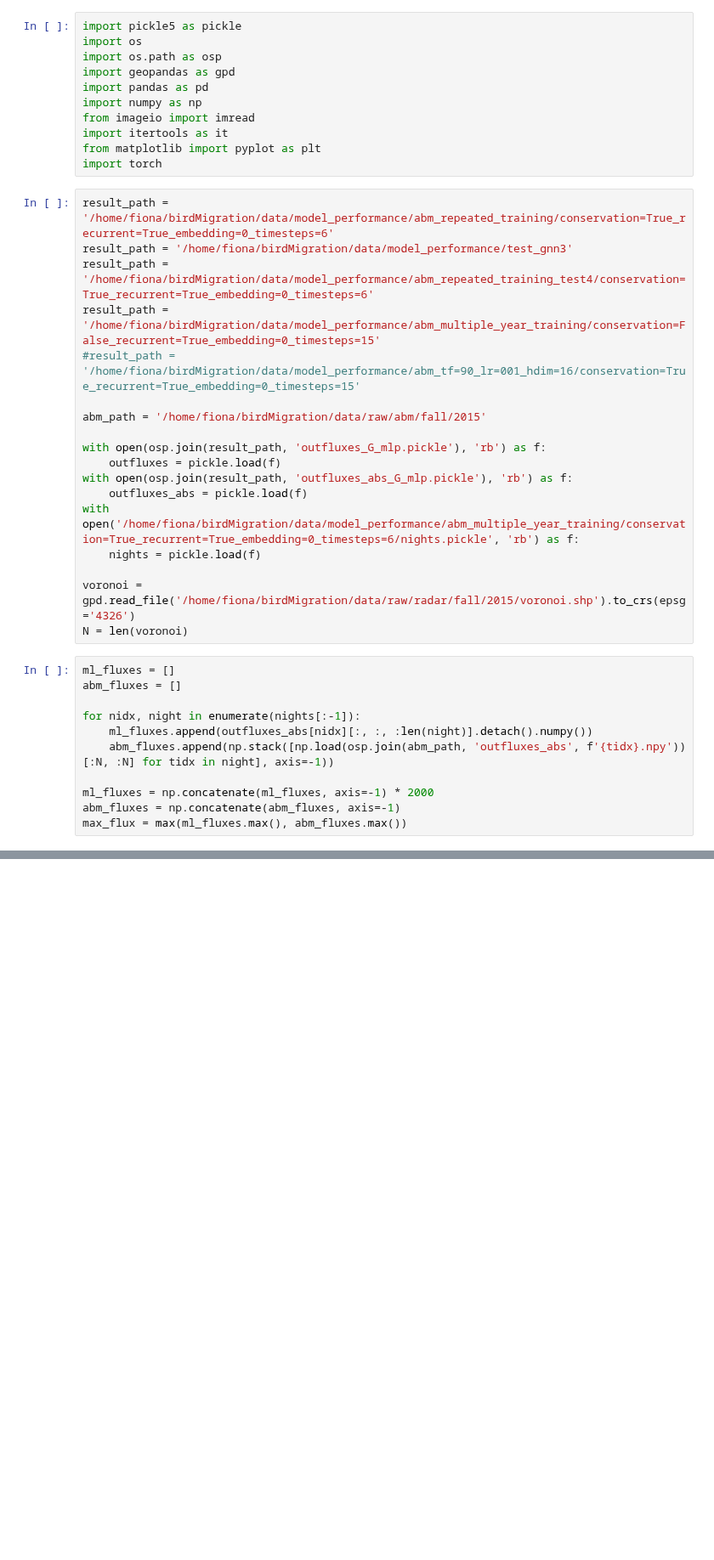
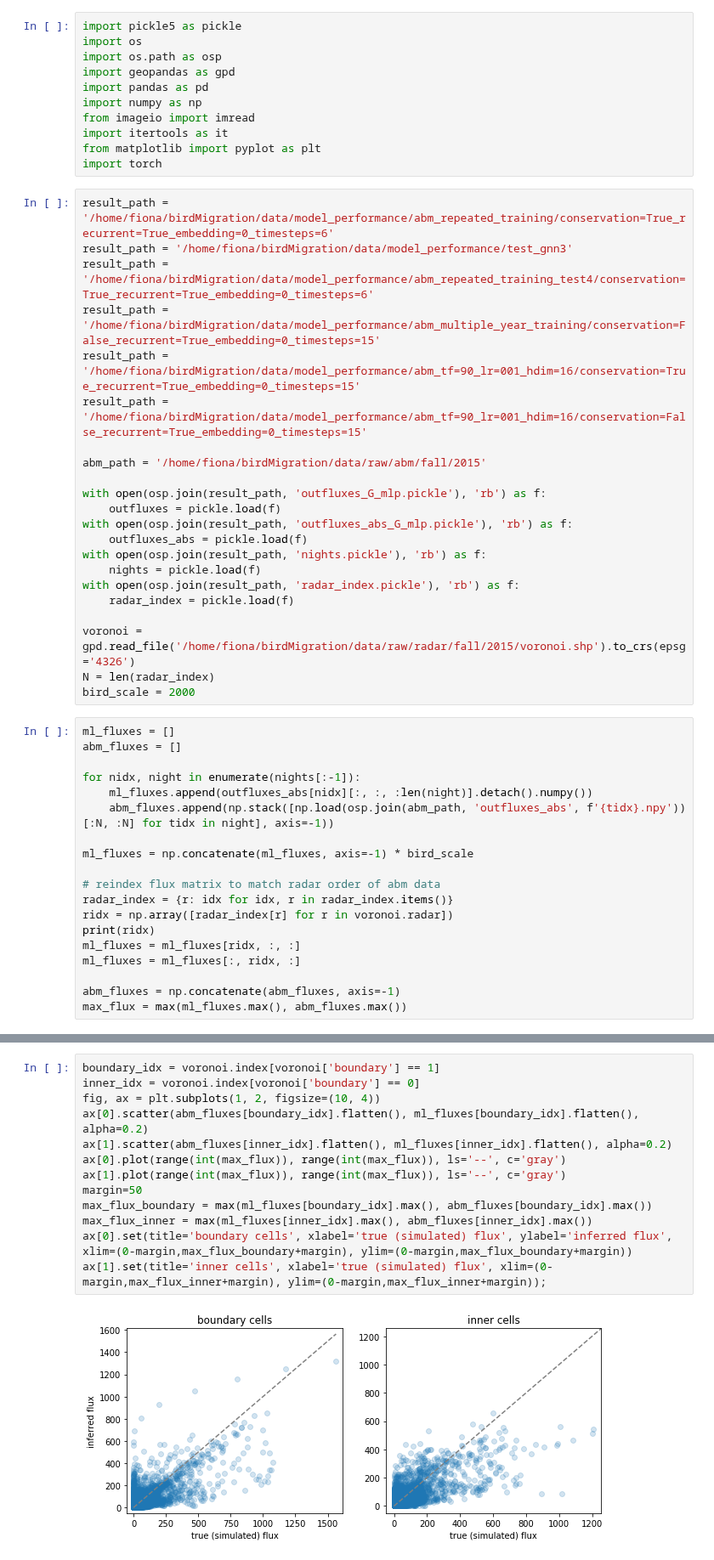
Before and after one commit to FionaLippert/birdMigration, a Jupyter notebook: notebooks/ML_models.ipynb, the cells around one changed output, grey strips where cells are left out. Shown at 85% size. Drawn from its saved outputs; the diff is of its cells as text; blank space fills up the shorter version.

```diff
--- a/notebooks/ML_models.ipynb
+++ b/notebooks/ML_models.ipynb
@@ -14,7 +14,8 @@ result_path = '/home/fiona/birdMigration/data/model_performance/abm_repeated_tra
 result_path = '/home/fiona/birdMigration/data/model_performance/test_gnn3'
 result_path = '/home/fiona/birdMigration/data/model_performance/abm_repeated_training_test4/conservation=True_recurrent=True_embedding=0_timesteps=6'
 result_path = '/home/fiona/birdMigration/data/model_performance/abm_multiple_year_training/conservation=False_recurrent=True_embedding=0_timesteps=15'
-#result_path = '/home/fiona/birdMigration/data/model_performance/abm_tf=90_lr=001_hdim=16/conservation=True_recurrent=True_embedding=0_timesteps=15'
+result_path = '/home/fiona/birdMigration/data/model_performance/abm_tf=90_lr=001_hdim=16/conservation=True_recurrent=True_embedding=0_timesteps=15'
+result_path = '/home/fiona/birdMigration/data/model_performance/abm_tf=90_lr=001_hdim=16/conservation=False_recurrent=True_embedding=0_timesteps=15'
 
 abm_path = '/home/fiona/birdMigration/data/raw/abm/fall/2015'
 
@@ -22,11 +23,14 @@ with open(osp.join(result_path, 'outfluxes_G_mlp.pickle'), 'rb') as f:
     outfluxes = pickle.load(f)
 with open(osp.join(result_path, 'outfluxes_abs_G_mlp.pickle'), 'rb') as f:
     outfluxes_abs = pickle.load(f)
-with open('/home/fiona/birdMigration/data/model_performance/abm_multiple_year_training/conservation=True_recurrent=True_embedding=0_timesteps=6/nights.pickle', 'rb') as f:
+with open(osp.join(result_path, 'nights.pickle'), 'rb') as f:
     nights = pickle.load(f)
+with open(osp.join(result_path, 'radar_index.pickle'), 'rb') as f:
+    radar_index = pickle.load(f)
 
 voronoi = gpd.read_file('/home/fiona/birdMigration/data/raw/radar/fall/2015/voronoi.shp').to_crs(epsg='4326')
-N = len(voronoi)
+N = len(radar_index)
+bird_scale = 2000
 # %%
 ml_fluxes = []
 abm_fluxes = []
@@ -35,6 +39,14 @@ for nidx, night in enumerate(nights[:-1]):
     ml_fluxes.append(outfluxes_abs[nidx][:, :, :len(night)].detach().numpy())
     abm_fluxes.append(np.stack([np.load(osp.join(abm_path, 'outfluxes_abs', f'{tidx}.npy'))[:N, :N] for tidx in night], axis=-1))
 
-ml_fluxes = np.concatenate(ml_fluxes, axis=-1) * 2000
+ml_fluxes = np.concatenate(ml_fluxes, axis=-1) * bird_scale
+
+# reindex flux matrix to match radar order of abm data
+radar_index = {r: idx for idx, r in radar_index.items()}
+ridx = np.array([radar_index[r] for r in voronoi.radar])
+print(ridx)
+ml_fluxes = ml_fluxes[ridx, :, :]
+ml_fluxes = ml_fluxes[:, ridx, :]
+
 abm_fluxes = np.concatenate(abm_fluxes, axis=-1)
 max_flux = max(ml_fluxes.max(), abm_fluxes.max())
@@ -51,0 +55,15 @@ ax.set(xlabel='true (simulated) flux', ylabel='inferred flux', xlim=(0-margin,ma
+# %%
+boundary_idx = voronoi.index[voronoi['boundary'] == 1]
+inner_idx = voronoi.index[voronoi['boundary'] == 0]
+fig, ax = plt.subplots(1, 2, figsize=(10, 4))
+ax[0].scatter(abm_fluxes[boundary_idx].flatten(), ml_fluxes[boundary_idx].flatten(), alpha=0.2)
+ax[1].scatter(abm_fluxes[inner_idx].flatten(), ml_fluxes[inner_idx].flatten(), alpha=0.2)
+ax[0].plot(range(int(max_flux)), range(int(max_flux)), ls='--', c='gray')
+ax[1].plot(range(int(max_flux)), range(int(max_flux)), ls='--', c='gray')
+margin=50
+max_flux_boundary = max(ml_fluxes[boundary_idx].max(), abm_fluxes[boundary_idx].max())
+max_flux_inner = max(ml_fluxes[inner_idx].max(), abm_fluxes[inner_idx].max())
+ax[0].set(title='boundary cells', xlabel='true (simulated) flux', ylabel='inferred flux', xlim=(0-margin,max_flux_boundary+margin), ylim=(0-margin,max_flux_boundary+margin))
+ax[1].set(title='inner cells', xlabel='true (simulated) flux', xlim=(0-margin,max_flux_inner+margin), ylim=(0-margin,max_flux_inner+margin));
+# %% [output]
+[figure, added]
```
Also changed, not shown: parts of 3 cells of this notebook, 2 other files.
